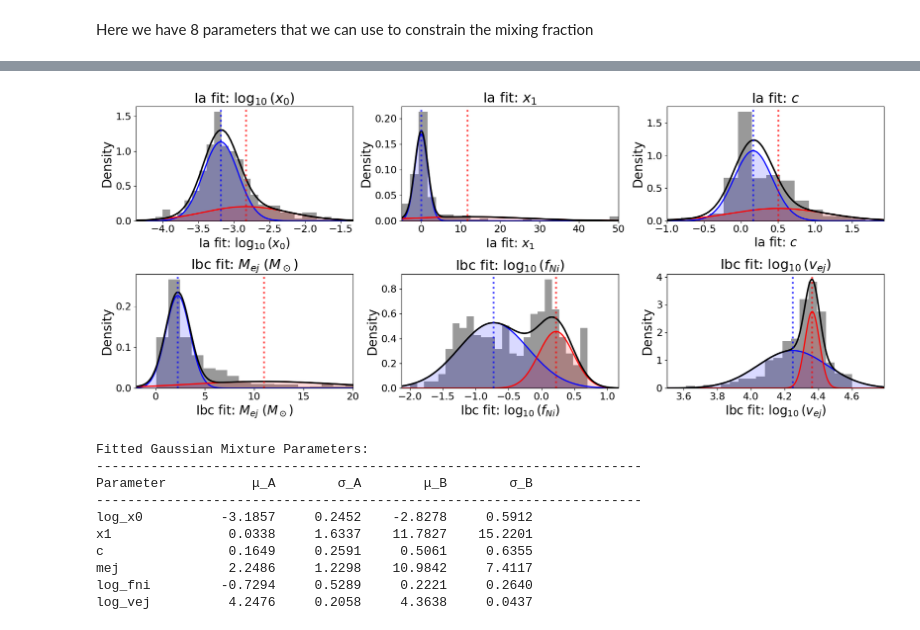
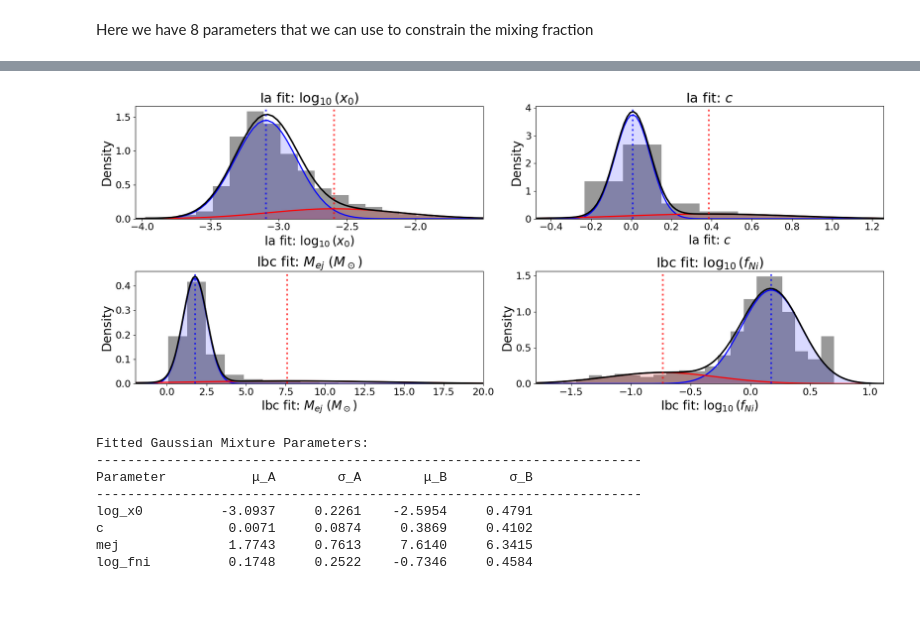
Before and after one commit to asmuzsoy/beams_ext, a Jupyter notebook: separate_parameters.ipynb, the cells around one changed output, grey strips where cells are left out. Drawn from its saved outputs; the diff is of its cells as text; code cells hidden in the pictures; blank space fills up the shorter version.

```diff
--- a/separate_parameters.ipynb
+++ b/separate_parameters.ipynb
@@ -52,7 +54,7 @@ class real_SN:
     def fit_as_ibc(self, results_dict):
         self.ibc_fit = {key:results_dict[key] for key in self.ibc_keys[1:]}
 # %%
-data = np.load("fitted_sne_real_011526.npz", allow_pickle=True)
+data = np.load("fitted_sne_real_012326.npz", allow_pickle=True)
 phot_data = np.load("fitted_sne_real_012126_phot.npz", allow_pickle=True)
 
 true_ia_sne = data['ia']
@@ -67,12 +73,16 @@ len(true_ibc_sne), len(all_sne), len(true_ia_sne)/len(all_sne)
 # %%
 for sn in all_sne:
     sn.ibc_fit.update({'log_vej': np.log10(sn.ibc_fit['vej'])})
+    sn.ibc_fit.update({'log_mej': np.log10(sn.ibc_fit['mej'])})
     sn.ia_fit.update({'log_x0': np.log10(sn.ia_fit['x0'])})
+    sn.ia_fit.update({'log_x1': np.log10(sn.ia_fit['x1'] + 5)})
     sn.ibc_fit.update({'log_fni': np.log10(sn.ibc_fit['fni'])})
 
 for sn in all_phot_sne:
     sn.ibc_fit.update({'log_vej': np.log10(sn.ibc_fit['vej'])})
+    sn.ibc_fit.update({'log_mej': np.log10(sn.ibc_fit['mej'])})
     sn.ia_fit.update({'log_x0': np.log10(sn.ia_fit['x0'])})
+    sn.ia_fit.update({'log_x1': np.log10(sn.ia_fit['x1'] + 5)})
     sn.ibc_fit.update({'log_fni': np.log10(sn.ibc_fit['fni'])})
 # %%
 all_sne[100].true_class
@@ -224,6 +244,6 @@ np.shape(get_param_samples('log_vej').reshape(-1, 1))
 # %%
 # Fit initial guesses
-params_to_use = ['t0', 'c', 'mej', 'texp', 'x1', 'log_x0', 'log_fni', 'log_vej']
+params_to_use = ['t0', 'c', 'mej', 'texp', 'log_x1', 'log_x0', 'log_fni', 'log_vej', 'x1', 'x0', 'fni']
 
 mus_a = {}
 mus_b = {}
@@ -231,14 +251,14 @@ sigmas_a = {}
 sigmas_b = {}
 
 for param_name in params_to_use:
-    # samples = get_param_samples(param_name).reshape(-1, 1)
-    # gm = GaussianMixture(n_components=2).fit(samples)
-    # mus_a[param_name] = gm.means_[0][0]
-    # mus_b[param_name] = gm.means_[1][0]
-    # sigmas_a[param_name] = np.sqrt(gm.covariances_[0][0][0])
-    # sigmas_b[param_name] = np.sqrt(gm.covariances_[1][0][0])
-    # print(param_name, gm.weights_, sigmas_a[param_name], sigmas_b[param_name])
-    mus_a[param_name] = np.median(get_param_samples(param_name)) - np.std(get_param_samples(param_name))
-    mus_b[param_name] = np.median(get_param_samples(param_name)) + np.std(get_param_samples(param_name))
-    sigmas_a[param_name] = np.std(get_param_samples(param_name))
-    sigmas_b[param_name] = np.std(get_param_samples(param_name))
+    samples = get_param_samples(param_name).reshape(-1, 1)
+    gm = GaussianMixture(n_components=2).fit(samples)
+    mus_a[param_name] = gm.means_[0][0]
+    mus_b[param_name] = gm.means_[1][0]
+    sigmas_a[param_name] = np.sqrt(gm.covariances_[0][0][0])
+    sigmas_b[param_name] = np.sqrt(gm.covariances_[1][0][0])
+    print(param_name, gm.weights_, sigmas_a[param_name], sigmas_b[param_name])
+    # mus_a[param_name] = np.median(get_param_samples(param_name)) - 3*np.std(get_param_samples(param_name))
+    # mus_b[param_name] = np.median(get_param_samples(param_name)) + 3*np.std(get_param_samples(param_name))
+    # sigmas_a[param_name] = np.std(get_param_samples(param_name))
+    # sigmas_b[param_name] = np.std(get_param_samples(param_name))
@@ -490,26 +586,34 @@ x_ranges = {
     'texp': np.linspace(-20, 50, 200),
     'mej': np.linspace(-2, 20, 200),
     'log_fni': np.linspace(-3, 2, 200),
-    'log_vej': np.linspace(3.5, 5, 200)
+    'fni': np.linspace(0, 3, 200),
+    'log_vej': np.linspace(3.5, 5, 200),
+    'log_x1': np.linspace(-2, 2, 200),
+    'log_mej': np.linspace(-1, 2, 200)
 }
 
 # Parameter display names
 param_labels = {
     't0': r'Ia fit: $t_0$ (days)',
     'log_x0': r'Ia fit: $\log_{10}(x_0)$',
+    'log_x1': r'Ia fit: $\log_{10}(x_1 + 5)$',
     'x1': r'Ia fit: $x_1$',
     'c': r'Ia fit: $c$',
     'texp': r'Ibc fit: $t_{exp}$ (days)',
     'mej': r'Ibc fit: $M_{ej}$ ($M_\odot$)',
     'log_fni': r'Ibc fit: $\log_{10}(f_{Ni})$',
-    'log_vej': r'Ibc fit: $\log_{10}(v_{ej})$'
+    'fni': r'Ibc fit: $f_{Ni}$',
+    'log_vej': r'Ibc fit: $\log_{10}(v_{ej})$',
+    'log_mej': r'Ibc fit: $\log_{10}(M_{ej})$'
 }
 
 # Create figure with better styling
 # fig.suptitle(f"Gaussian Mixture Model Fits (Mixing Fraction α = {alpha:.3f})", fontsize=14, fontweight='bold')
 
 # params_plot = ['t0', 'log_x0', 'x1', 'c', 'texp', 'mej', 'log_fni', 'log_vej']
-params_plot = ['log_x0', 'x1', 'c', 'mej', 'log_fni', 'log_vej']
+# params_plot = ['log_x0', 'x1', 'c', 'mej', 'log_fni', 'log_vej']
+params_plot = ['log_x0','c', 'mej', 'log_fni']
+
 fig, axes = plt.subplots(2, len(params_plot) // 2, figsize=(18, 8))
 
 
@@ -545,42 +649,40 @@ for idx, param in enumerate(params_plot):
     # Set axis limits based on data
     data_min, data_max = np.percentile(samples, [1, 99])
     x_margin = (data_max - data_min) * 0.2
     ax.set_xlim(max(x[0], data_min - x_margin), min(x[-1], data_max + x_margin))
 
     # Styling
     ax.set_xlabel(param_labels[param], fontsize=labelfontsize)
     ax.set_ylabel('Density', fontsize=labelfontsize)
     ax.set_title(param_labels[param], fontsize=titlefontsize)
     # ax.legend(fontsize=labelfontsize, loc='upper right')
     ax.tick_params(axis='both', labelsize=tickfontsize)
 
 
     # Add mean markers
     ax.axvline(mu_a, color='blue', linestyle=':', alpha=0.7, linewidth=3)
     ax.axvline(mu_b, color='red', linestyle=':', alpha=0.7, linewidth=3)
 
 plt.tight_layout(rect=[0, 0, 1, 0.95])
 plt.show()
 
 fig.savefig("figures/gmm_results.pdf", bbox_inches='tight')
 
 # Print summary statistics
 print("\nFitted Gaussian Mixture Parameters:")
 print("-" * 70)
 print(f"{'Parameter':<12} {'μ_A':>10} {'σ_A':>10} {'μ_B':>10} {'σ_B':>10}")
 print("-" * 70)
 for param in params_plot:
         print(f"{param:<12} {mus_a[param]:>10.4f} {sigmas_a[param]:>10.4f} {mus_b[param]:>10.4f} {sigmas_b[param]:>10.4f}")
 # %% [output]
-[figure, old version]
+[figure, new version]
 Fitted Gaussian Mixture Parameters:
 ----------------------------------------------------------------------
 Parameter           μ_A        σ_A        μ_B        σ_B
 ----------------------------------------------------------------------
-log_x0          -3.1857     0.2452    -2.8278     0.5912
-x1               0.0338     1.6337    11.7827    15.2201
-c                0.1649     0.2591     0.5061     0.6355
-mej              2.2486     1.2298    10.9842     7.4117
-log_fni         -0.7294     0.5289     0.2221     0.2640
-log_vej          4.2476     0.2058     4.3638     0.0437
+log_x0          -3.0937     0.2261    -2.5954     0.4791
+c                0.0071     0.0874     0.3869     0.4102
+mej              1.7743     0.7613     7.6140     6.3415
+log_fni          0.1748     0.2522    -0.7346     0.4584
 # %%
```
Also changed, not shown: parts of 25 cells of this notebook, 1 other file.
